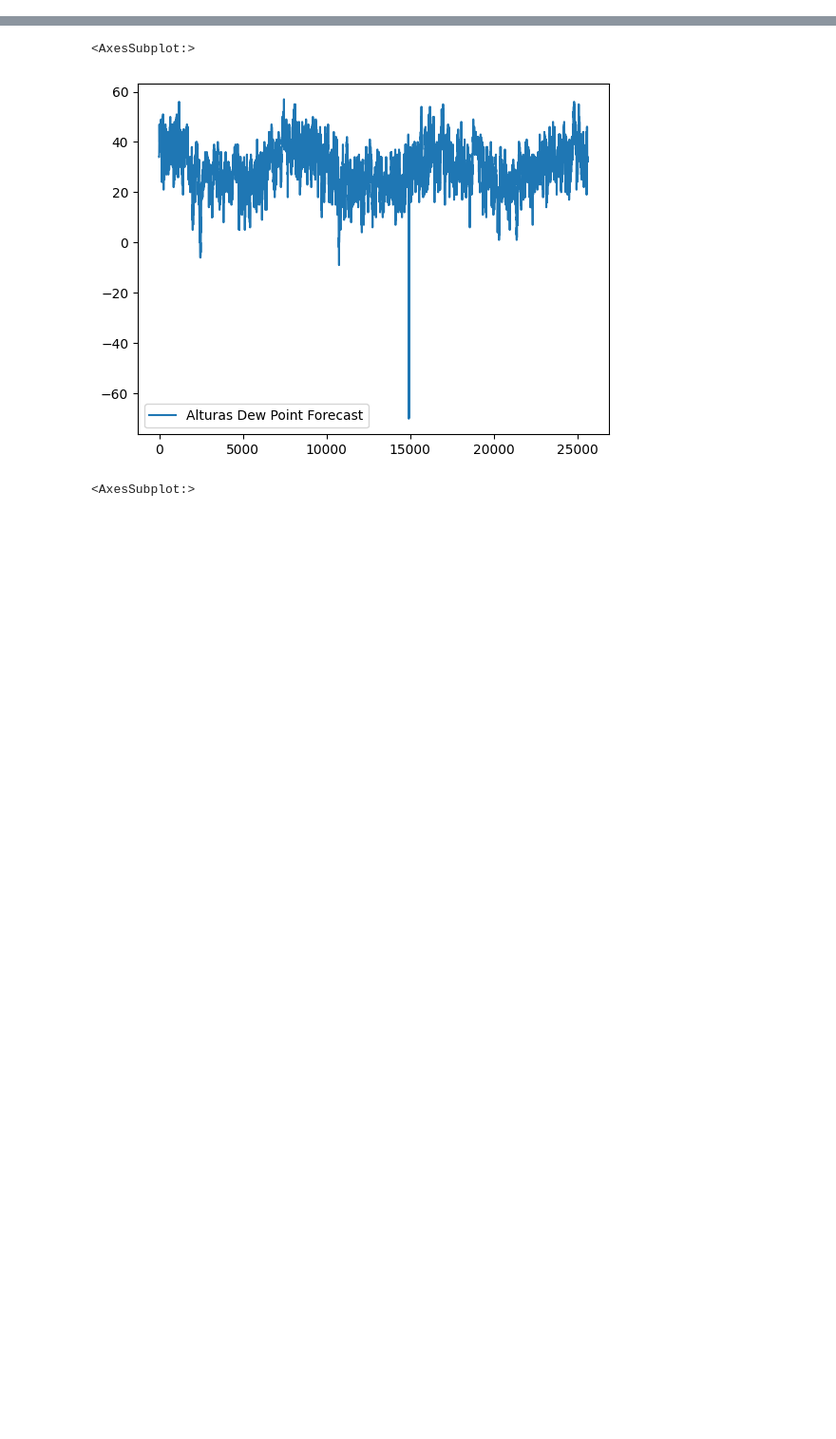
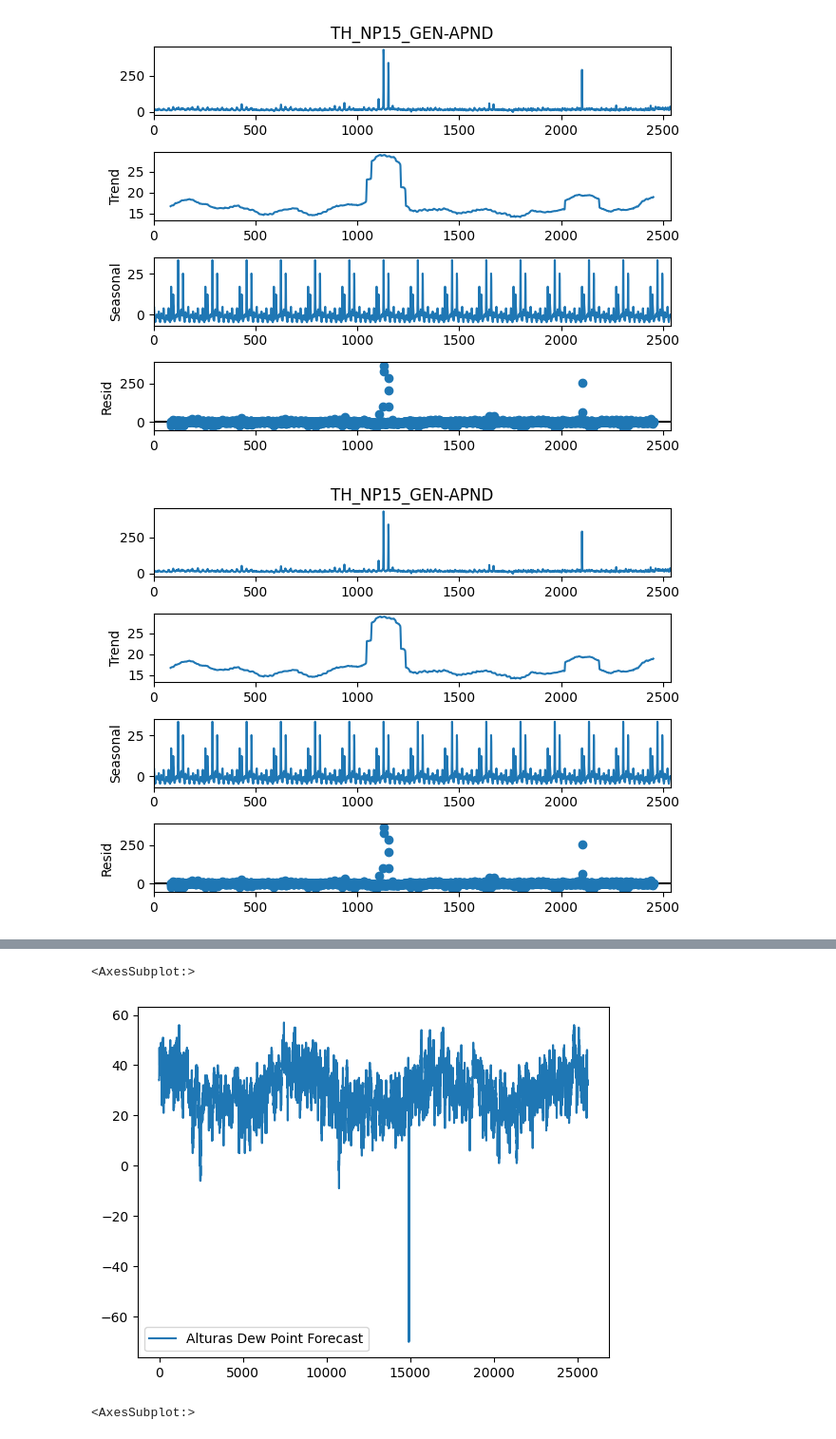
Before and after one commit to simoneliasen/yggdrasil, a Jupyter notebook: data_exploration/data_exploration.ipynb, the cells around one changed output, grey strips where cells are left out. Shown: that part at 95% size. Cells and saved outputs as stored; diff of their text form; code cells hidden in the pictures; blank space fills up the shorter version.

```diff
--- a/data_exploration/data_exploration.ipynb
+++ b/data_exploration/data_exploration.ipynb
@@ -26,3 +53,10 @@ df_pricedata['TH_NP15_GEN-APND'].plot()
+# %%
+df_pricedata_bit = df_pricedata[(df_pricedata.index<np.percentile(df_pricedata.index, 10))]
+result=seasonal_decompose(df_pricedata_bit['TH_NP15_GEN-APND'], model='Additive', period=168)
+result.plot()
+# %% [output]
+[figure, added]
+[figure, added]
 # %%
 import os
 weather_columns = {}
```
Also changed, not shown: parts of 7 cells of this notebook, 1 other file.
